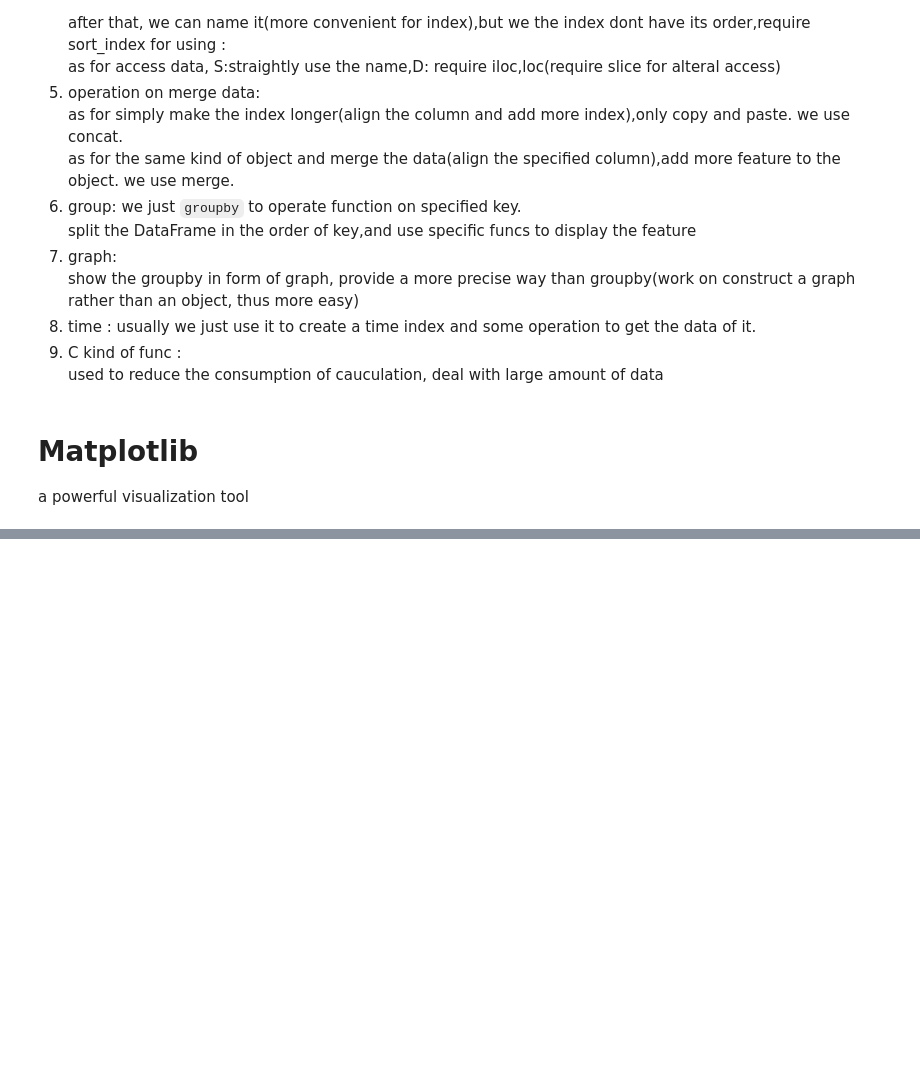
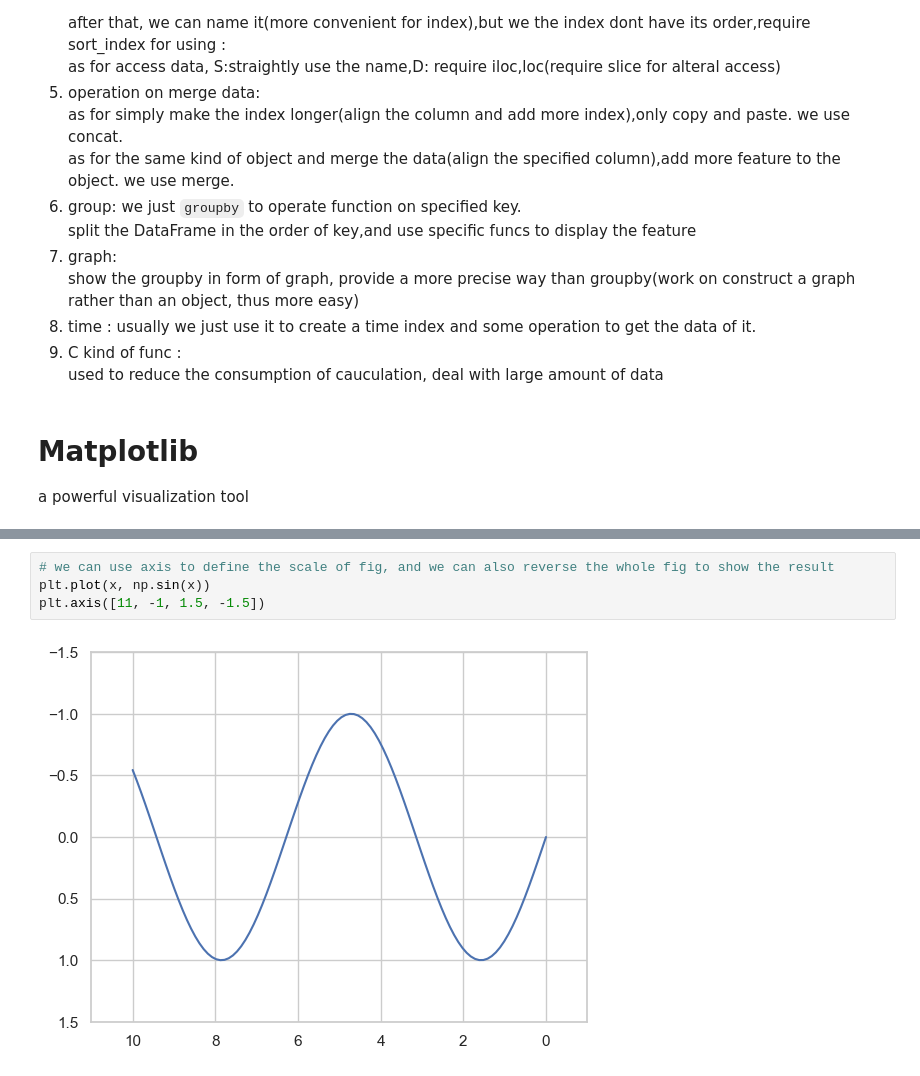
Before and after one commit to wbytt/plearn, a Jupyter notebook: datasci.ipynb, the cells around one changed output, grey strips where cells are left out. Drawn from its saved outputs; the diff is of its cells as text; blank space fills up the shorter version.

```diff
--- a/datasci.ipynb
+++ b/datasci.ipynb
@@ -995,0 +1034,6 @@ import matplotlib.pyplot as plt
+# %%
+# we can use axis to define the scale of fig, and we can also reverse the whole fig to show the result
+plt.plot(x, np.sin(x))
+plt.axis([11, -1, 1.5, -1.5])
+# %% [output]
+[figure, added]
```
Also changed, not shown: parts of 22 cells of this notebook.
